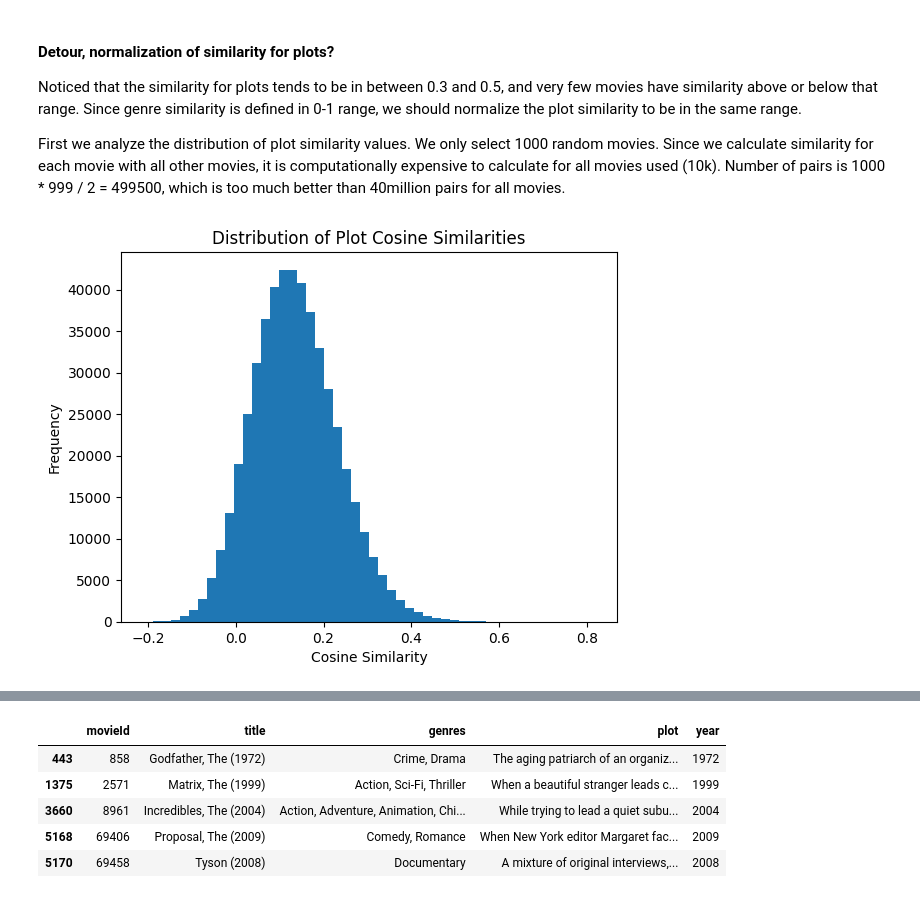
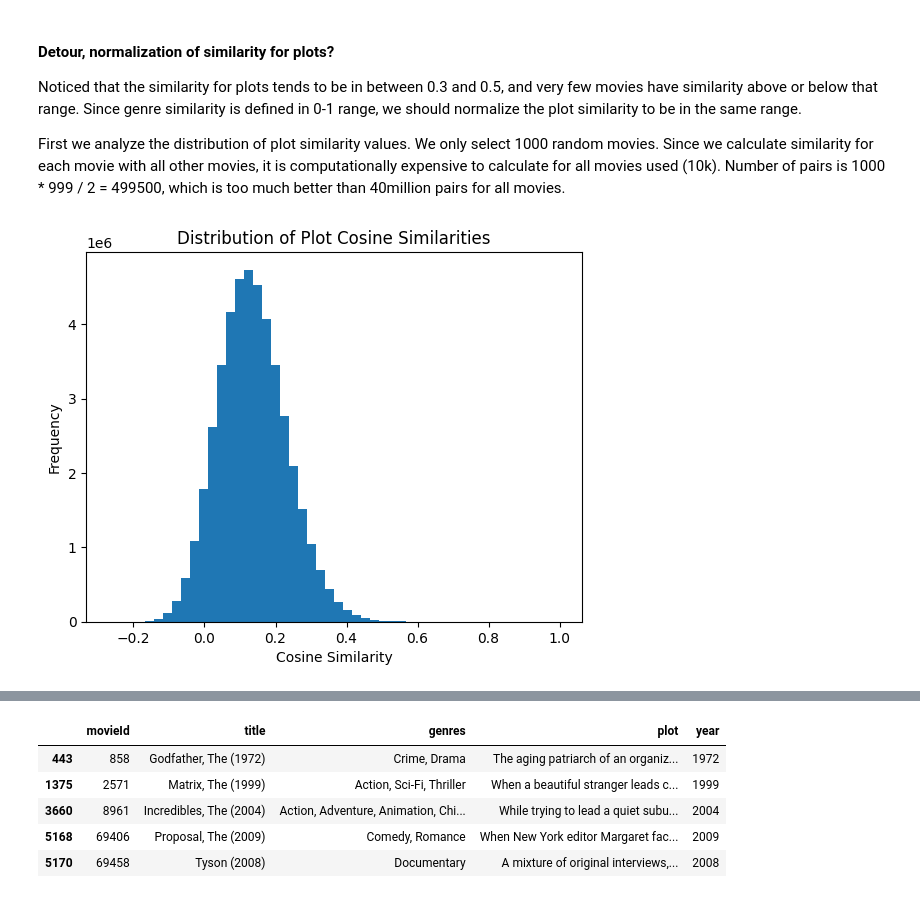
Before and after one commit to RichardFedak/llm-diversity, a Jupyter notebook: experiment/EasyStudy/server/static/datasets/ml-latest/div_phase.ipynb, the cells around one changed output, grey strips where cells are left out. Cells and saved outputs as stored; diff of their text form; code cells hidden in the pictures.

```diff
--- a/experiment/EasyStudy/server/static/datasets/ml-latest/div_phase.ipynb
+++ b/experiment/EasyStudy/server/static/datasets/ml-latest/div_phase.ipynb
@@ -182,16 +66,15 @@ Noticed that the similarity for plots tends to be in between 0.3 and 0.5, and ve
 First we analyze the distribution of plot similarity values.
 We only select 1000 random movies. Since we calculate similarity for each movie with all other movies, it is computationally expensive to calculate for all movies used (10k). Number of pairs is 1000 * 999 / 2 = 499500, which is too much better than 40million pairs for all movies.
 # %%
-sample_indices = np.random.choice(len(full_plot_embeddings), size=1000, replace=False)
-sample_embeddings = full_plot_embeddings[sample_indices]
-sim_matrix = cosine_similarity(sample_embeddings)
-triu_indices = np.triu_indices_from(sim_matrix, k=1)
+
+sim_matrix = cosine_similarity(full_plot_embeddings)
+triu_indices = np.triu_indices_from(sim_matrix, k=1) # avoid duplicates ij - ji
 sim_scores = sim_matrix[triu_indices]
 
 plt.hist(sim_scores, bins=50)
 plt.title("Distribution of Plot Cosine Similarities")
 plt.xlabel("Cosine Similarity")
 plt.ylabel("Frequency")
 plt.show()
 # %% [output]
-[figure, old version]
+[figure, new version]
```
Also changed, not shown: parts of 9 cells of this notebook, 2 other files.
